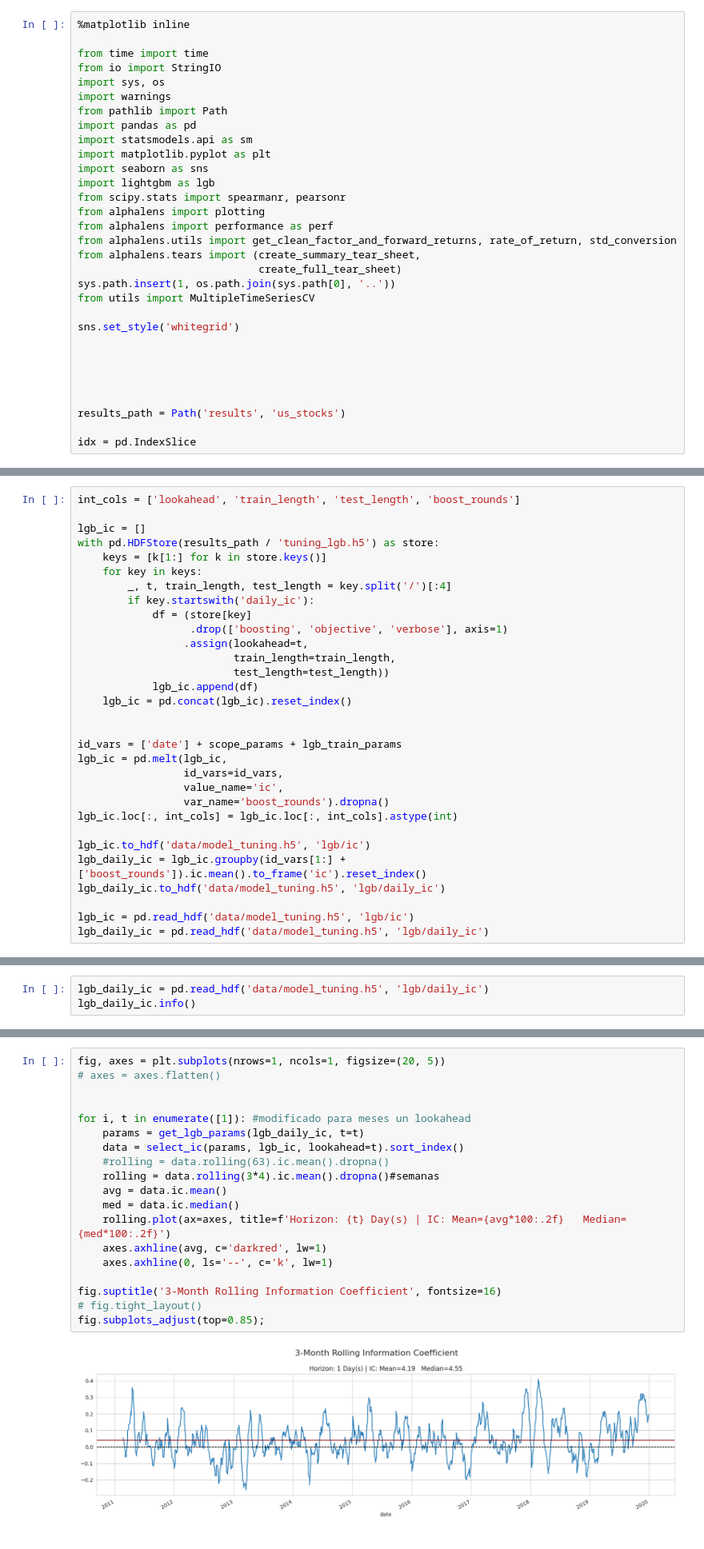
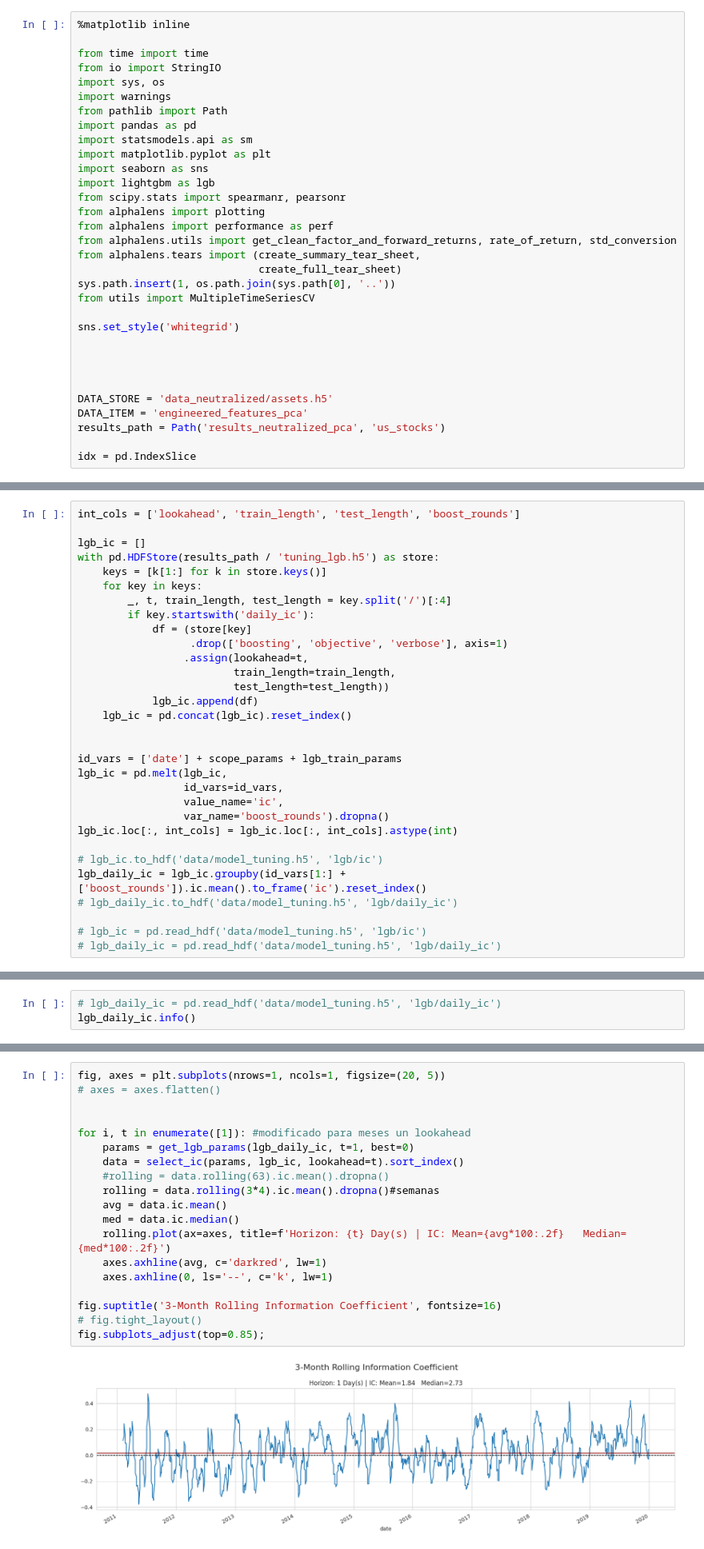
Before and after one commit to JArmunia/FamaFrenchTrading, a Jupyter notebook: 03_06_evaluate_trading_signals2_week.ipynb, the cells around one changed output, grey strips where cells are left out. Shown at 80% size. Saved outputs shown, nothing was run; the diff lists cells and outputs as text.

```diff
--- a/03_06_evaluate_trading_signals2_week.ipynb
+++ b/03_06_evaluate_trading_signals2_week.ipynb
@@ -51,8 +51,9 @@ sns.set_style('whitegrid')
 
 
 
-
-results_path = Path('results', 'us_stocks')
+DATA_STORE = 'data_neutralized/assets.h5'
+DATA_ITEM = 'engineered_features_pca'
+results_path = Path('results_neutralized_pca', 'us_stocks')
 
 idx = pd.IndexSlice
 # %%
@@ -156,12 +136,12 @@ lgb_ic = pd.melt(lgb_ic,
                  var_name='boost_rounds').dropna()
 lgb_ic.loc[:, int_cols] = lgb_ic.loc[:, int_cols].astype(int)
 
-lgb_ic.to_hdf('data/model_tuning.h5', 'lgb/ic')
+# lgb_ic.to_hdf('data/model_tuning.h5', 'lgb/ic')
 lgb_daily_ic = lgb_ic.groupby(id_vars[1:] + ['boost_rounds']).ic.mean().to_frame('ic').reset_index()
-lgb_daily_ic.to_hdf('data/model_tuning.h5', 'lgb/daily_ic')
+# lgb_daily_ic.to_hdf('data/model_tuning.h5', 'lgb/daily_ic')
 
-lgb_ic = pd.read_hdf('data/model_tuning.h5', 'lgb/ic')
-lgb_daily_ic = pd.read_hdf('data/model_tuning.h5', 'lgb/daily_ic')
+# lgb_ic = pd.read_hdf('data/model_tuning.h5', 'lgb/ic')
+# lgb_daily_ic = pd.read_hdf('data/model_tuning.h5', 'lgb/daily_ic')
 # %% [markdown]
 ## Validation Performance: Daily vs Overall Information Coefficient
 # %% [markdown]
@@ -269,7 +269,7 @@ g=sns.catplot(x='boost_rounds',
 # %% [markdown]
 #### Select Parameters
 # %%
-lgb_daily_ic = pd.read_hdf('data/model_tuning.h5', 'lgb/daily_ic')
+# lgb_daily_ic = pd.read_hdf('data/model_tuning.h5', 'lgb/daily_ic')
 lgb_daily_ic.info()
 # %% [output]
 <class 'pandas.core.frame.DataFrame'>
@@ -325,24 +325,24 @@ def select_ic(params, ic_data, lookahead):
 # %%
 fig, axes = plt.subplots(nrows=1, ncols=1, figsize=(20, 5))
 # axes = axes.flatten()
 
 
 for i, t in enumerate([1]): #modificado para meses un lookahead
-    params = get_lgb_params(lgb_daily_ic, t=t)
+    params = get_lgb_params(lgb_daily_ic, t=1, best=0)
     data = select_ic(params, lgb_ic, lookahead=t).sort_index()
     #rolling = data.rolling(63).ic.mean().dropna()
     rolling = data.rolling(3*4).ic.mean().dropna()#semanas
     avg = data.ic.mean()
     med = data.ic.median()
     rolling.plot(ax=axes, title=f'Horizon: {t} Day(s) | IC: Mean={avg*100:.2f}   Median={med*100:.2f}')
     axes.axhline(avg, c='darkred', lw=1)
     axes.axhline(0, ls='--', c='k', lw=1)
 
 fig.suptitle('3-Month Rolling Information Coefficient', fontsize=16)
 # fig.tight_layout()
 fig.subplots_adjust(top=0.85);
 # %% [output]
-[figure, old version]
+[figure, new version]
 # %% [markdown]
 #### Get Predictions for Validation Period
 # %% [markdown]
```
Also changed, not shown: parts of 37 cells of this notebook, 3 other files.
